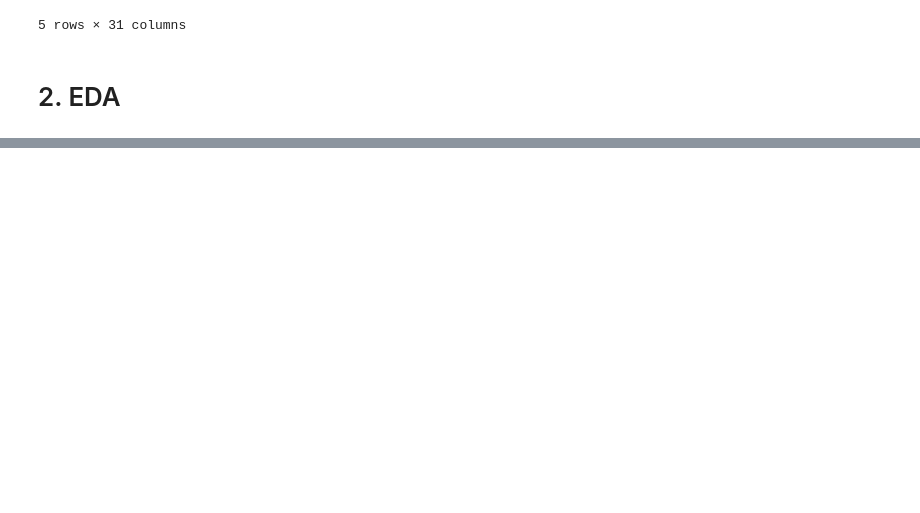
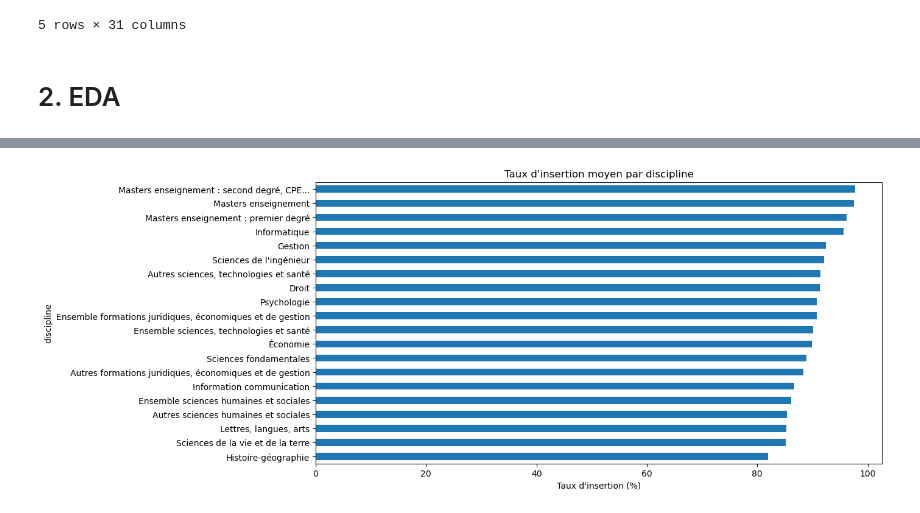
Before and after one commit to mattmathbg/Projet_ML, a Jupyter notebook: Projet.ipynb, the cells around one changed output, grey strips where cells are left out. Cells and saved outputs as stored; diff of their text form; code cells hidden in the pictures; blank space fills up the shorter version.

```diff
--- a/Projet.ipynb
+++ b/Projet.ipynb
@@ -163,0 +204,9 @@ Lignes avant : 19603 -> Lignes après nettoyage : 10856
+# %%
+# Taux d'insertion moyen par discipline
+plt.figure(figsize=(12, 6))
+df_clean.groupby('discipline')['taux_dinsertion'].mean().sort_values().plot(kind='barh')
+plt.title("Taux d'insertion moyen par discipline")
+plt.xlabel("Taux d'insertion (%)")
+plt.show()
+# %% [output]
+[figure, added]
```
Also changed, not shown: parts of 7 cells of this notebook.
